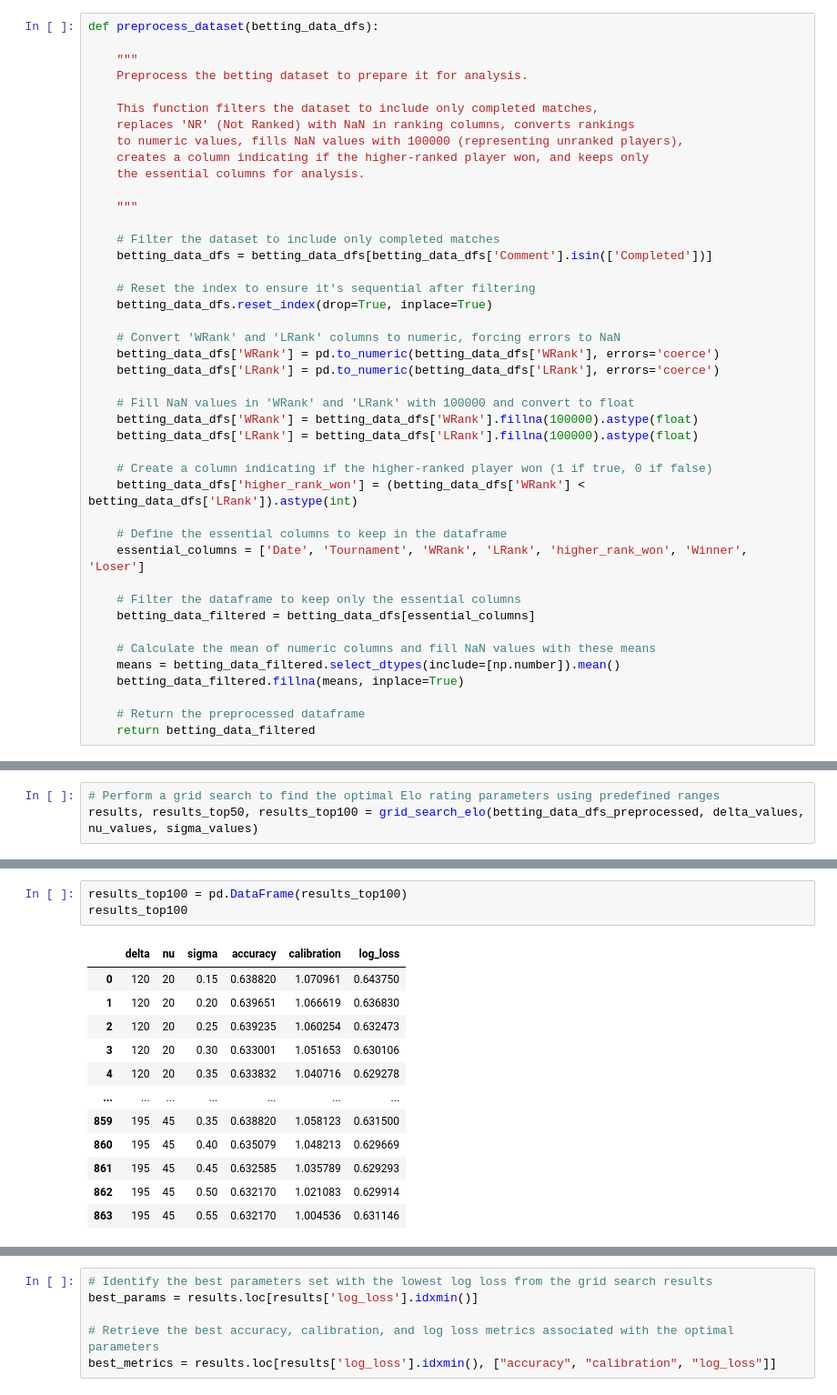
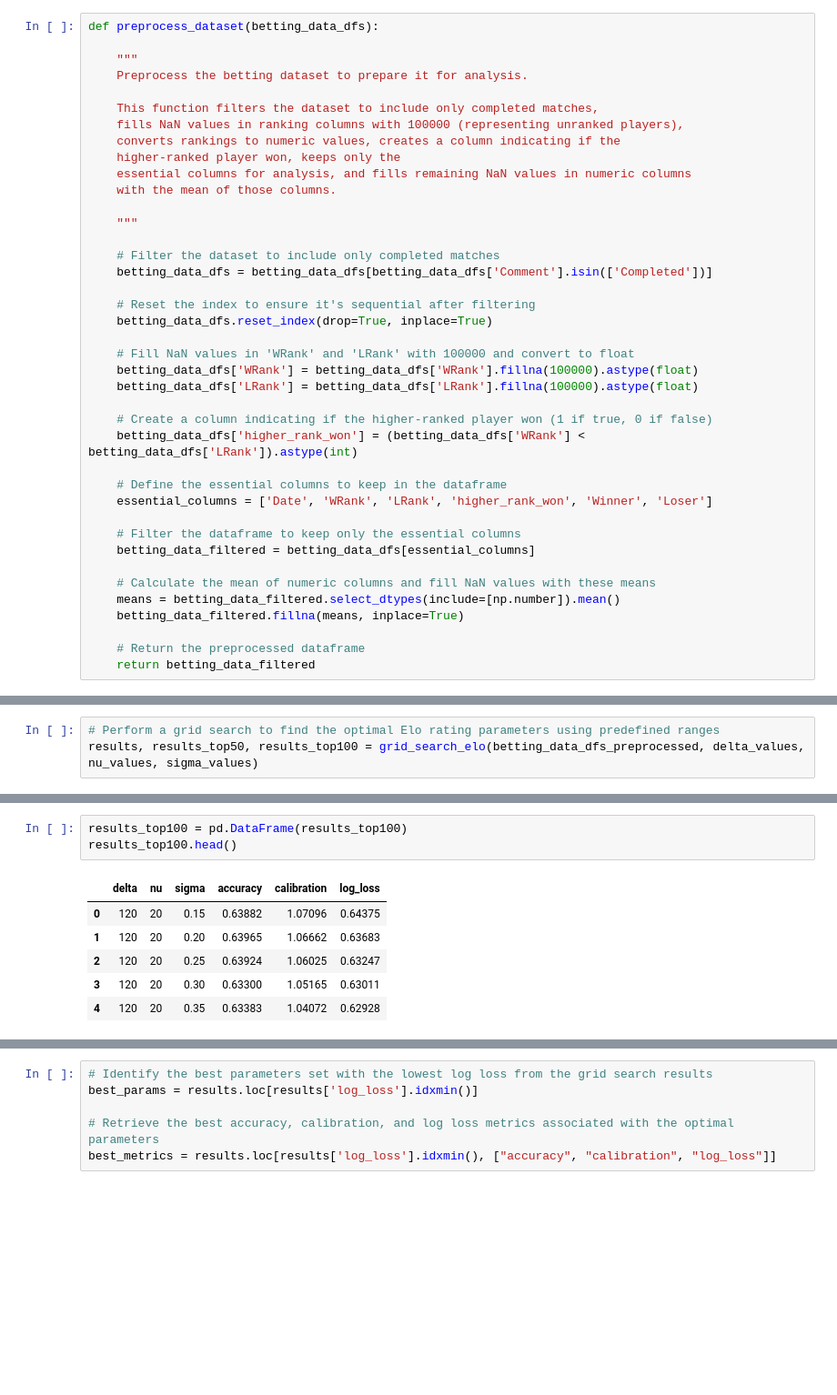
Before and after one commit to Harish-Thota1/Predicting_Tennis_Matches, a Jupyter notebook: ELO_538_Model_Betting_Data_Updated.ipynb, the cells around one changed output, grey strips where cells are left out. Shown at 91% size. Cells and saved outputs as stored; diff of their text form; blank space fills up the shorter version.

```diff
--- a/ELO_538_Model_Betting_Data_Updated.ipynb
+++ b/ELO_538_Model_Betting_Data_Updated.ipynb
@@ -31,10 +31,11 @@ def preprocess_dataset(betting_data_dfs):
     Preprocess the betting dataset to prepare it for analysis.
 
     This function filters the dataset to include only completed matches,
-    replaces 'NR' (Not Ranked) with NaN in ranking columns, converts rankings
-    to numeric values, fills NaN values with 100000 (representing unranked players),
-    creates a column indicating if the higher-ranked player won, and keeps only
-    the essential columns for analysis.
+    fills NaN values in ranking columns with 100000 (representing unranked players),
+    converts rankings to numeric values, creates a column indicating if the
+    higher-ranked player won, keeps only the
+    essential columns for analysis, and fills remaining NaN values in numeric columns
+    with the mean of those columns.
 
     """
 
@@ -44,10 +45,6 @@ def preprocess_dataset(betting_data_dfs):
     # Reset the index to ensure it's sequential after filtering
     betting_data_dfs.reset_index(drop=True, inplace=True)
 
-    # Convert 'WRank' and 'LRank' columns to numeric, forcing errors to NaN
-    betting_data_dfs['WRank'] = pd.to_numeric(betting_data_dfs['WRank'], errors='coerce')
-    betting_data_dfs['LRank'] = pd.to_numeric(betting_data_dfs['LRank'], errors='coerce')
-
     # Fill NaN values in 'WRank' and 'LRank' with 100000 and convert to float
     betting_data_dfs['WRank'] = betting_data_dfs['WRank'].fillna(100000).astype(float)
     betting_data_dfs['LRank'] = betting_data_dfs['LRank'].fillna(100000).astype(float)
@@ -56,7 +53,7 @@ def preprocess_dataset(betting_data_dfs):
     betting_data_dfs['higher_rank_won'] = (betting_data_dfs['WRank'] < betting_data_dfs['LRank']).astype(int)
 
     # Define the essential columns to keep in the dataframe
-    essential_columns = ['Date', 'Tournament', 'WRank', 'LRank', 'higher_rank_won', 'Winner', 'Loser']
+    essential_columns = ['Date', 'WRank', 'LRank', 'higher_rank_won', 'Winner', 'Loser']
 
     # Filter the dataframe to keep only the essential columns
     betting_data_filtered = betting_data_dfs[essential_columns]
@@ -399,16 +381,10 @@ results_top50
 # %%
 results_top100 = pd.DataFrame(results_top100)
-results_top100
+results_top100.head()
 # %% [output]
 |  | delta | nu | sigma | accuracy | calibration | log_loss |
-| 0 | 120 | 20 | 0.15 | 0.638820 | 1.070961 | 0.643750 |
-| 1 | 120 | 20 | 0.20 | 0.639651 | 1.066619 | 0.636830 |
-| 2 | 120 | 20 | 0.25 | 0.639235 | 1.060254 | 0.632473 |
-| 3 | 120 | 20 | 0.30 | 0.633001 | 1.051653 | 0.630106 |
-| 4 | 120 | 20 | 0.35 | 0.633832 | 1.040716 | 0.629278 |
-| ... | ... | ... | ... | ... | ... | ... |
-| 859 | 195 | 45 | 0.35 | 0.638820 | 1.058123 | 0.631500 |
-| 860 | 195 | 45 | 0.40 | 0.635079 | 1.048213 | 0.629669 |
-| 861 | 195 | 45 | 0.45 | 0.632585 | 1.035789 | 0.629293 |
-| 862 | 195 | 45 | 0.50 | 0.632170 | 1.021083 | 0.629914 |
-| 863 | 195 | 45 | 0.55 | 0.632170 | 1.004536 | 0.631146 |
+| 0 | 120 | 20 | 0.15 | 0.63882 | 1.07096 | 0.64375 |
+| 1 | 120 | 20 | 0.20 | 0.63965 | 1.06662 | 0.63683 |
+| 2 | 120 | 20 | 0.25 | 0.63924 | 1.06025 | 0.63247 |
+| 3 | 120 | 20 | 0.30 | 0.63300 | 1.05165 | 0.63011 |
+| 4 | 120 | 20 | 0.35 | 0.63383 | 1.04072 | 0.62928 |
```
Also changed, not shown: parts of 8 cells of this notebook.
